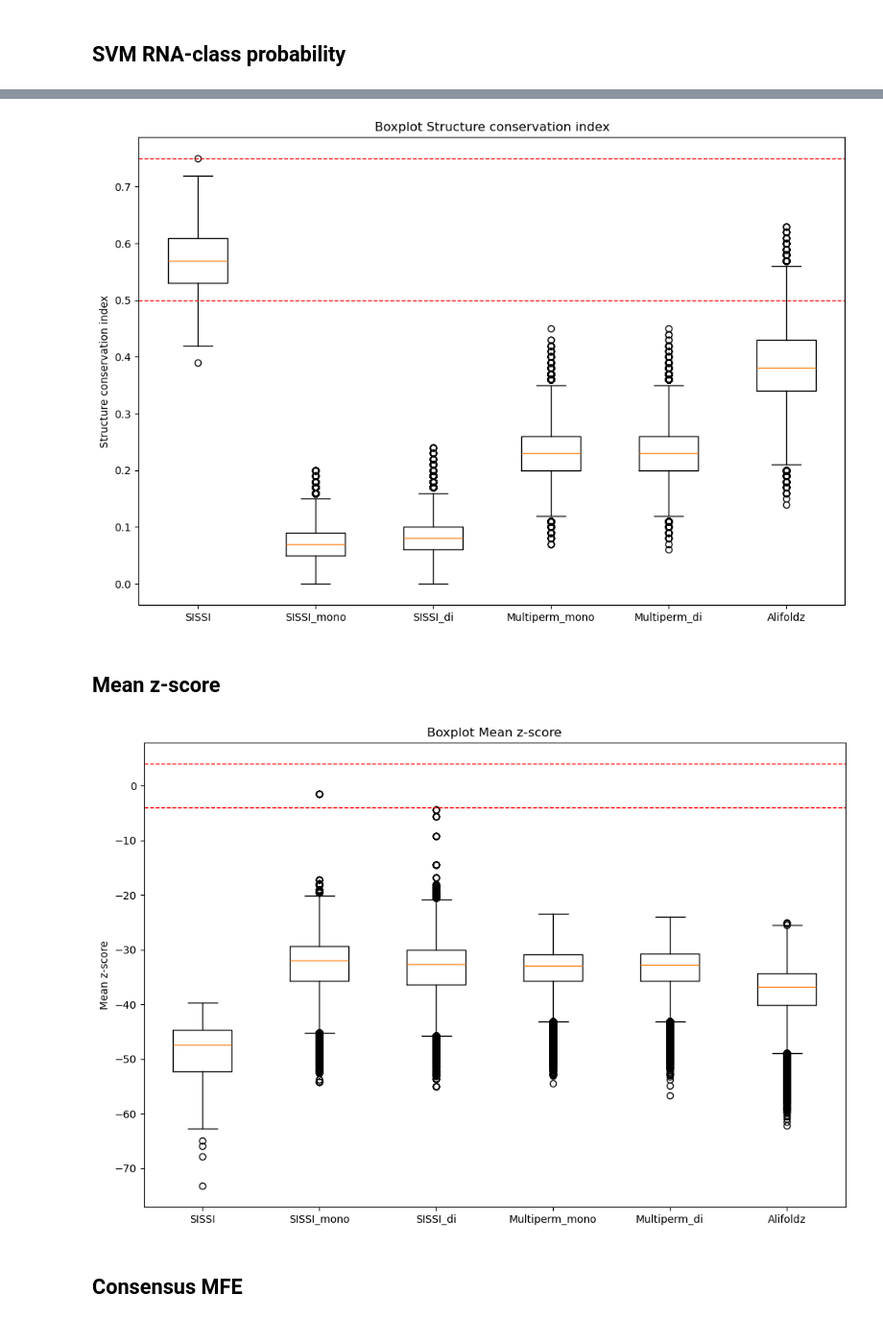
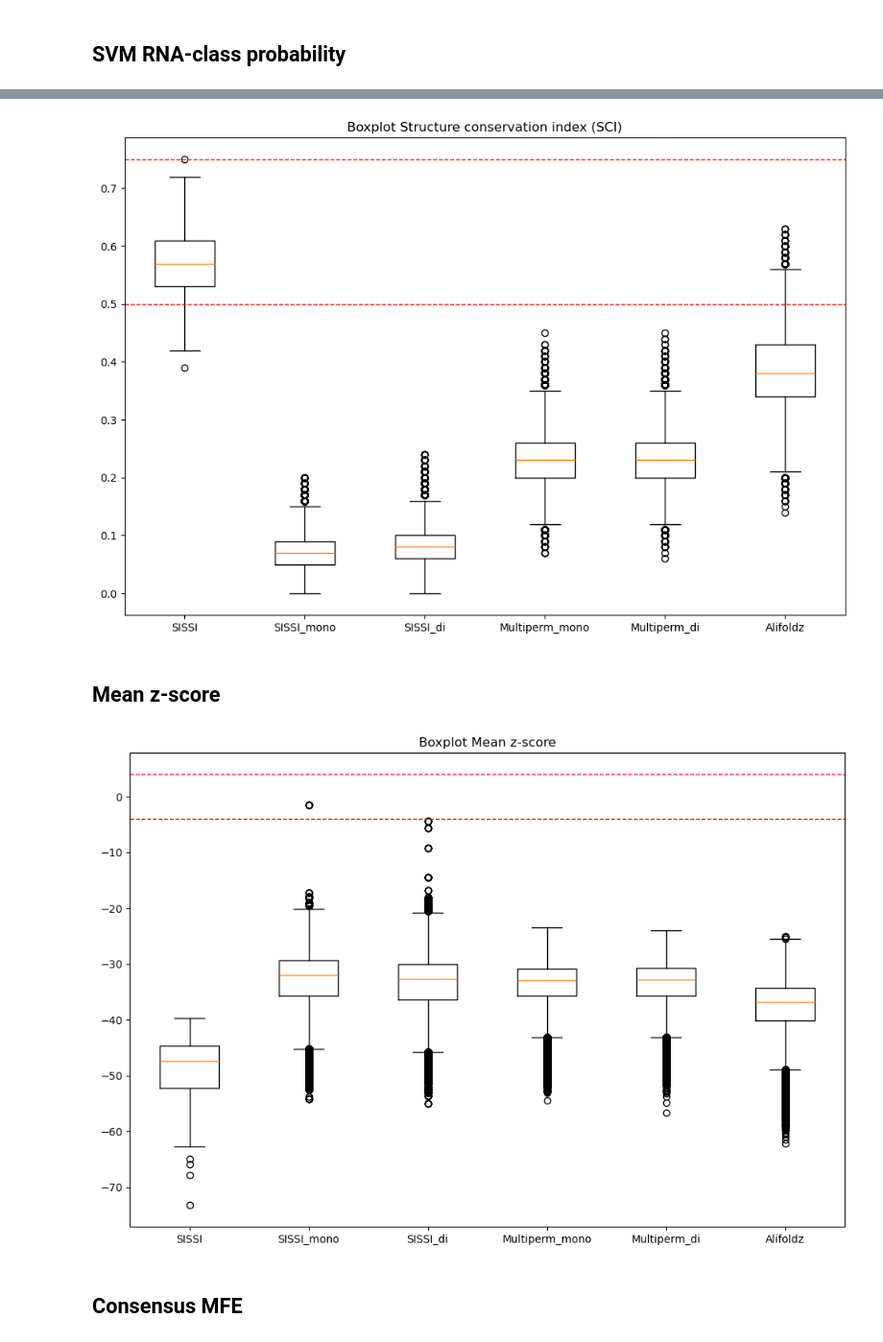
Before and after one commit to Faragas91/Masterarbeit, a Jupyter notebook: Scripts/RNAz_analyze.ipynb, the cells around one changed output, grey strips where cells are left out. Shown at 96% size. Drawn from its saved outputs; the diff is of its cells as text; code cells hidden in the pictures.

```diff
--- a/Scripts/RNAz_analyze.ipynb
+++ b/Scripts/RNAz_analyze.ipynb
@@ -264,30 +263,28 @@ plt.boxplot(data, labels=labels)
 for t in thresholds:
     plt.axhline(y=t, color='red', linestyle='--', linewidth=1, label=f'Threshold {t}')
 
-plt.title('Boxplot Structure conservation index')
-plt.ylabel('Structure conservation index')
+plt.title('Boxplot Structure conservation index (SCI)')
 plt.show()
 # %% [output]
-[figure, old version]
+[figure, new version]
 # %% [markdown]
 ## Mean z-score
 # %%
 dataframes = [new_df_sissi, new_df_sissiz_mono, new_df_sissiz_di, new_df_multiperm_mono, new_df_multiperm_di, new_df_alifoldz]
 labels = ['SISSI', 'SISSI_mono', 'SISSI_di', 'Multiperm_mono', 'Multiperm_di', 'Alifoldz']
 data = [df['Mean z-score'] for df in dataframes]
 thresholds = [-4, 4]
 
 plt.figure(figsize=(12, 8))
 plt.boxplot(data, labels=labels)
 
 for t in thresholds:
     plt.axhline(y=t, color='red', linestyle='--', linewidth=1, label=f'Threshold {t}')
 
 plt.title('Boxplot Mean z-score')
-plt.ylabel('Mean z-score')
 plt.show()
 # %% [output]
-[figure, old version]
+[figure, new version]
 # %% [markdown]
 ## Consensus MFE
 # %%
```
Also changed, not shown: parts of 4 cells of this notebook, 44 other files.
